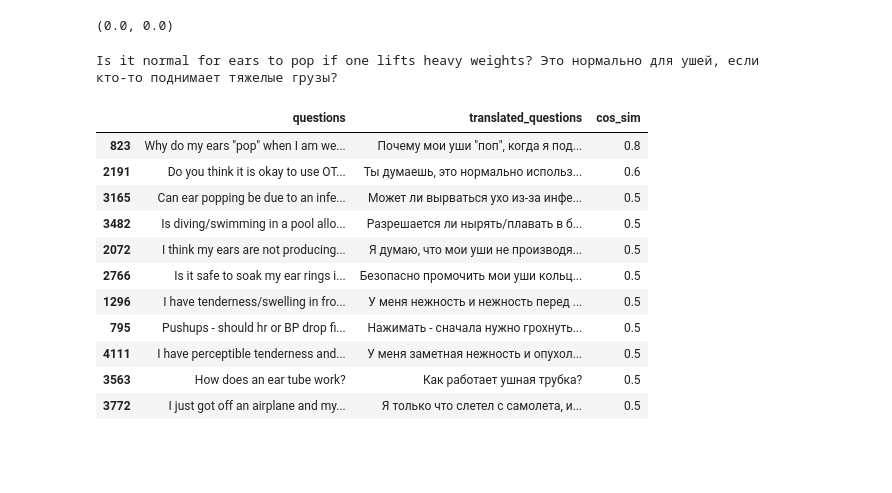
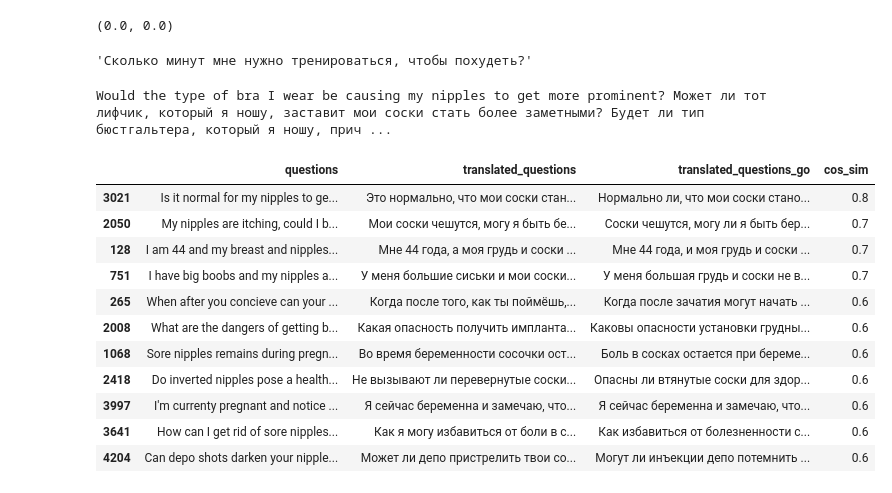
Before and after one commit to simami-ml/nlp_med, a Jupyter notebook: notebooks/medical_questions.ipynb, the cells around one changed output. Drawn from its saved outputs; the diff is of its cells as text; code cells hidden in the pictures; blank space fills up the shorter version.

Commit message:
new translator

```diff
--- a/notebooks/medical_questions.ipynb
+++ b/notebooks/medical_questions.ipynb
@@ -596,45 +600,53 @@ accuracy_top5_cdist_eu, accuracy_top10_cdist_eu
 # %%
 questions = pd.concat([train_df['question_1'],train_df['question_2']],axis=0).drop_duplicates(keep='first')
 questions_embeddings = model.encode(questions.tolist())
+# %%
+from deep_translator import GoogleTranslator
+translator = GoogleTranslator(source='en', target='ru')
+tq = translator.translate(q)
+tq
+# %% [output]
+'Сколько минут мне нужно тренироваться, чтобы похудеть?'
 # %%
 q = questions.sample().values[0]
 
 inputs = tokenizer.encode(q, return_tensors="pt")
 outputs = model_translate.generate(inputs, max_length=1000, num_beams=5, early_stopping=False)
 translated_question = tokenizer.decode(outputs[0], skip_special_tokens=True)
-
+translated_question_go = translator.translate(q)
 question_embedding = model.encode(q)
 predict = np.array([util.cos_sim(questions_embeddings, question_embedding)])
 
 N = 11
 values_top = np.argsort(predict.reshape(-1))[::-1][:N+1]
 
-df_ = pd.DataFrame(columns=['questions', 'translated_questions','cos_sim'])
+df_ = pd.DataFrame(columns=['questions', 'translated_questions','translated_questions_go','cos_sim'])
 for val in values_top:
     if questions.tolist()[val] == q:
         pass
     else:
         q_ = questions.tolist()[val]
         cos_sim_ = predict.reshape(-1)[val].round(1)
         translated_q_ = translate_text(q_)
-        df_.loc[val] = [q_,translated_q_,cos_sim_]
+        translated_q_go = translator.translate(q_)
+        df_.loc[val] = [q_,translated_q_,translated_q_go,cos_sim_]
 
-print(q, translated_question)
-display(df_[['questions', 'translated_questions','cos_sim']])
+print(q, translated_question, translated_question_go)
+display(df_[['questions', 'translated_questions','translated_questions_go', 'cos_sim']])
 # %% [output]
-Is it normal for ears to pop if one lifts heavy weights? Это нормально для ушей, если кто-то поднимает тяжелые грузы?
+Would the type of bra I wear be causing my nipples to get more prominent? Может ли тот лифчик, который я ношу, заставит мои соски стать более заметными? Будет ли тип бюстгальтера, который я ношу, прич ...
-|  | questions | translated_questions | cos_sim |
-| 823 | Why do my ears "pop" when I am we... | Почему мои уши "поп", когда я под... | 0.8 |
-| 2191 | Do you think it is okay to use OT... | Ты думаешь, это нормально использ... | 0.6 |
-| 3165 | Can ear popping be due to an infe... | Может ли вырваться ухо из-за инфе... | 0.5 |
-| 3482 | Is diving/swimming in a pool allo... | Разрешается ли нырять/плавать в б... | 0.5 |
-| 2072 | I think my ears are not producing... | Я думаю, что мои уши не производя... | 0.5 |
-| 2766 | Is it safe to soak my ear rings i... | Безопасно промочить мои уши кольц... | 0.5 |
-| 1296 | I have tenderness/swelling in fro... | У меня нежность и нежность перед ... | 0.5 |
-| 795 | Pushups - should hr or BP drop fi... | Нажимать - сначала нужно грохнуть... | 0.5 |
-| 4111 | I have perceptible tenderness and... | У меня заметная нежность и опухол... | 0.5 |
-| 3563 | How does an ear tube work? | Как работает ушная трубка? | 0.5 |
-| 3772 | I just got off an airplane and my... | Я только что слетел с самолета, и... | 0.5 |
+|  | questions | translated_questions | translated_questions_go | cos_sim |
+| 3021 | Is it normal for my nipples to ge... | Это нормально, что мои соски стан... | Нормально ли, что мои соски стано... | 0.8 |
+| 2050 | My nipples are itching, could I b... | Мои соски чешутся, могу я быть бе... | Соски чешутся, могу ли я быть бер... | 0.7 |
+| 128 | I am 44 and my breast and nipples... | Мне 44 года, а моя грудь и соски ... | Мне 44 года, и моя грудь и соски ... | 0.7 |
+| 751 | I have big boobs and my nipples a... | У меня большие сиськи и мои соски... | У меня большая грудь и соски не в... | 0.7 |
+| 265 | When after you concieve can your ... | Когда после того, как ты поймёшь,... | Когда после зачатия могут начать ... | 0.6 |
+| 2008 | What are the dangers of getting b... | Какая опасность получить импланта... | Каковы опасности установки грудны... | 0.6 |
+| 1068 | Sore nipples remains during pregn... | Во время беременности сосочки ост... | Боль в сосках остается при береме... | 0.6 |
+| 2418 | Do inverted nipples pose a health... | Не вызывают ли перевернутые соски... | Опасны ли втянутые соски для здор... | 0.6 |
+| 3997 | I'm currenty pregnant and notice ... | Я сейчас беременна и замечаю, что... | Я сейчас беременна и замечаю, что... | 0.6 |
+| 3641 | How can I get rid of sore nipples... | Как я могу избавиться от боли в с... | Как избавиться от болезненности с... | 0.6 |
+| 4204 | Can depo shots darken your nipple... | Может ли депо пристрелить твои со... | Могут ли инъекции депо потемнить ... | 0.6 |
 # %%
 train_df.query('(question_1 == @q|question_2 == @q)')[['question_1','question_2','label','cos_sim_mLM']]
 # %% [output]
```
Also changed, not shown: parts of 9 cells of this notebook, 2 other files.
